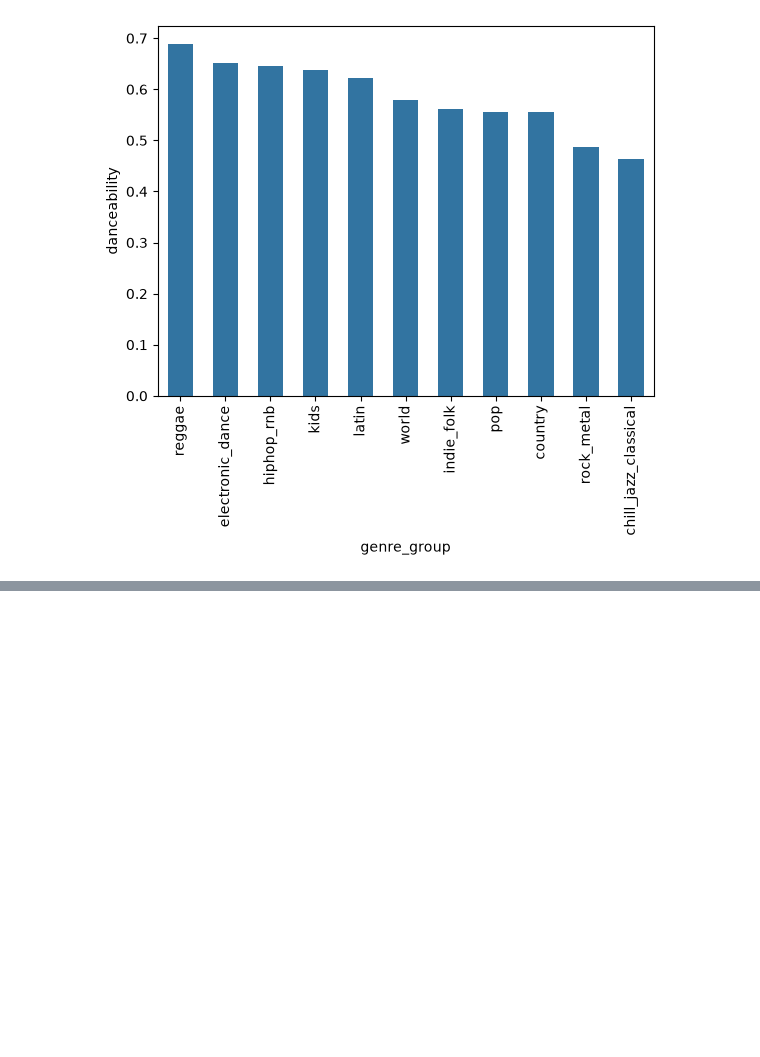
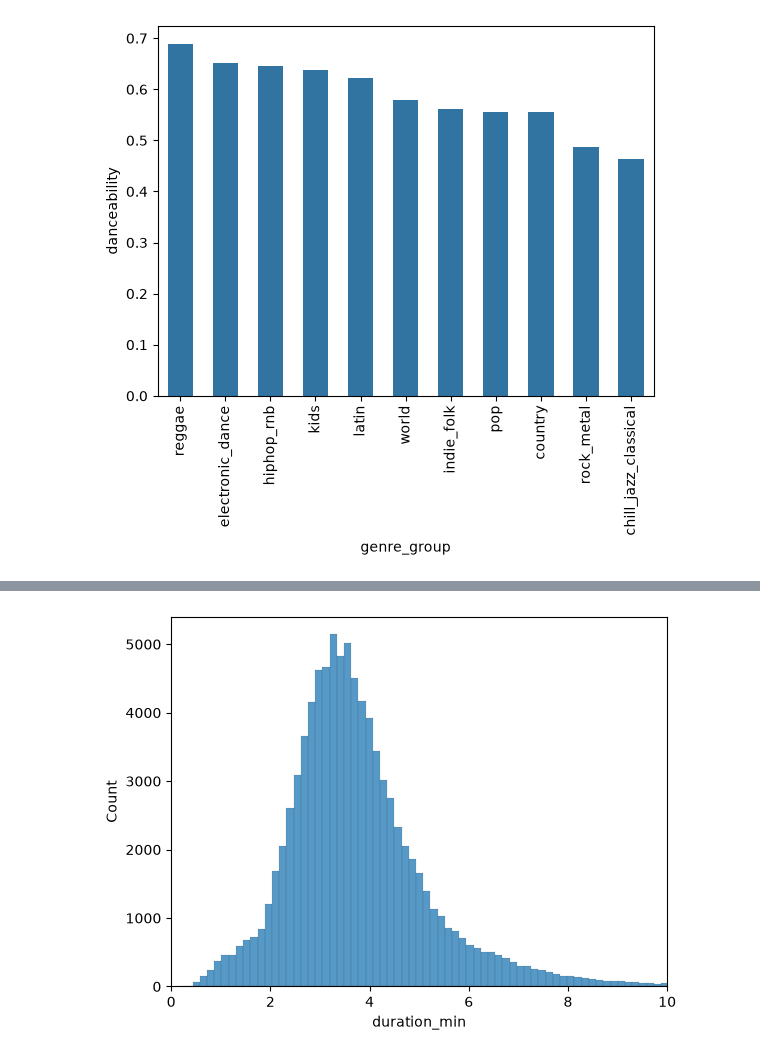
Before and after one commit to surabhibage/cs-171-final-project, a Jupyter notebook: project_checkpoint/eda.ipynb, the cells around one changed output, grey strips where cells are left out. Cells and saved outputs as stored; diff of their text form; code cells hidden in the pictures; blank space fills up the shorter version.

```diff
--- a/project_checkpoint/eda.ipynb
+++ b/project_checkpoint/eda.ipynb
@@ -190,0 +209,7 @@ plt.show()
+# %%
+# Closer look at the distribution of the average duration of all the songs
+sns.histplot(df['duration_min'])
+plt.xlim(0, 10)
+plt.show()
+# %% [output]
+[figure, added]
```
Also changed, not shown: parts of 18 cells of this notebook.
